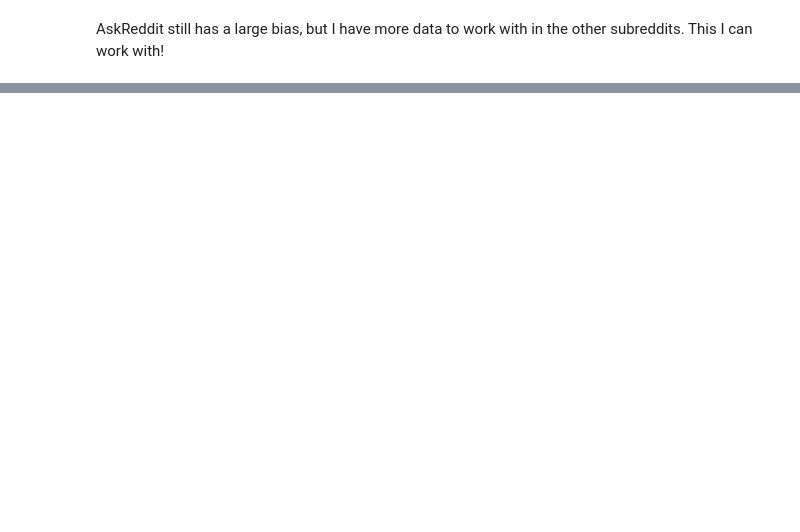
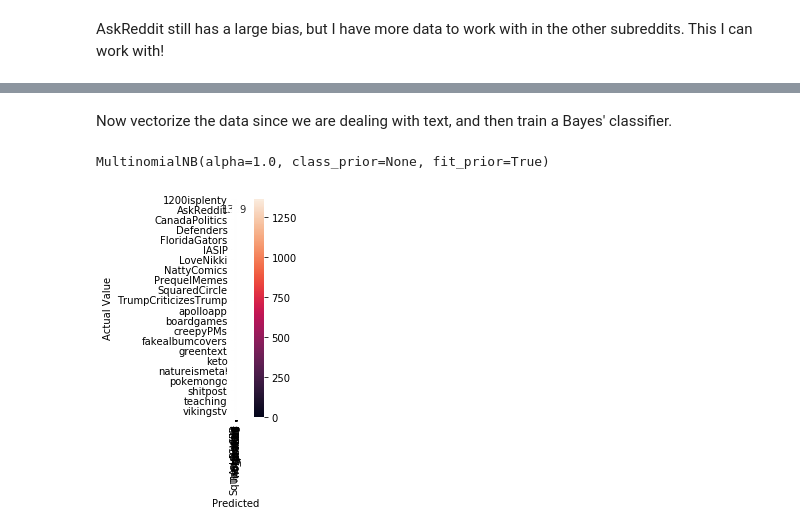
Before and after one commit to Data-Science-for-Linguists-2019/Reddit-Comment-Analysis, a Jupyter notebook: current_phase/phase2_exploration.ipynb, the cells around one changed output, grey strips where cells are left out. Drawn from its saved outputs; the diff is of its cells as text; code cells hidden in the pictures; blank space fills up the shorter version.

```diff
--- a/current_phase/phase2_exploration.ipynb
+++ b/current_phase/phase2_exploration.ipynb
@@ -410,0 +423,23 @@ Name: subreddit, Length: 1986, dtype: int64
+# %%
+trainingdata, testingdata, y_train, y_test = train_test_split(above50["body"], above50["subreddit"], test_size = 1/5, random_state = 0)
+# %%
+vectorizer = TfidfVectorizer(min_df=2)
+trainingfit = vectorizer.fit_transform(trainingdata)
+testingfit = vectorizer.transform(testingdata)
+# %% [markdown]
+<p>Now vectorize the data since we are dealing with text, and then train a Bayes' classifier.</p>
+# %%
+clf = MultinomialNB()
+clf.fit(trainingfit, y_train)
+# %% [output]
+MultinomialNB(alpha=1.0, class_prior=None, fit_prior=True)
+# %%
+y_pred = clf.predict(testingfit)
+cm = pd.crosstab(y_test, y_pred)
+# %%
+sns.heatmap(cm, annot=True, fmt='d', square=True)
+plt.xlabel('Predicted')
+plt.ylabel('Actual Value')
+plt.show()
+# %% [output]
+[figure, added]
```
Also changed, not shown: parts of 29 cells of this notebook.
